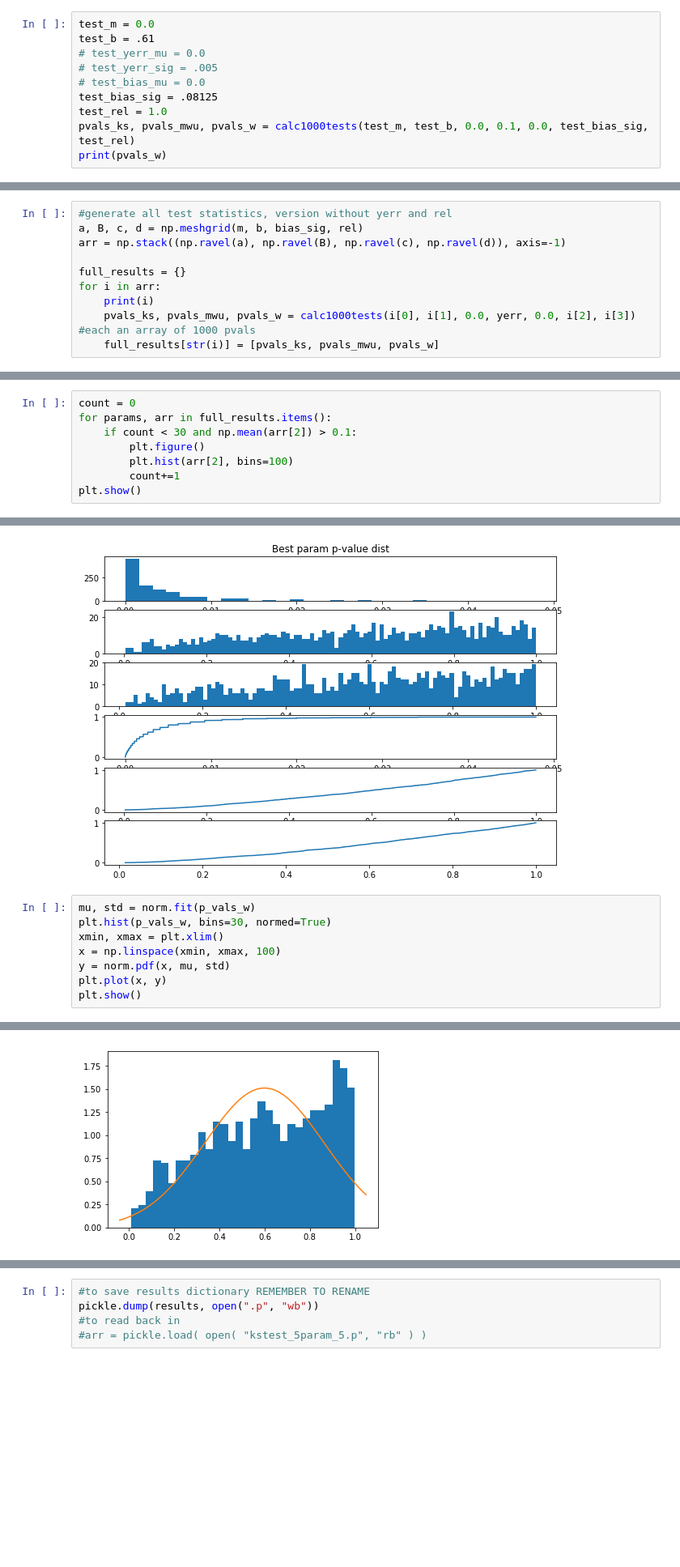
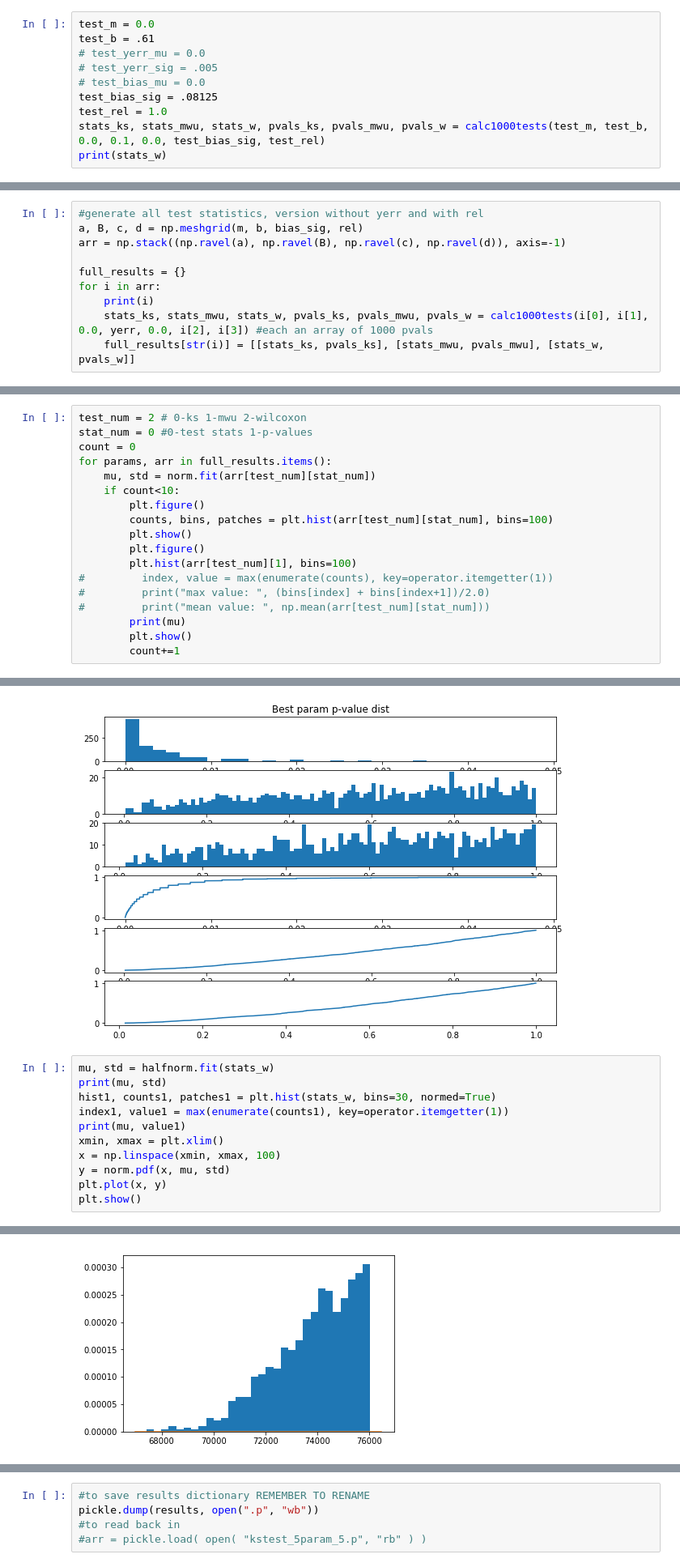
Before and after one commit to rebeccachen0/asiaa, a Jupyter notebook: forward_modeling.ipynb, the cells around one changed output, grey strips where cells are left out. Shown at 81% size. Drawn from its saved outputs; the diff is of its cells as text; blank space fills up the shorter version.

```diff
--- a/forward_modeling.ipynb
+++ b/forward_modeling.ipynb
@@ -119,6 +107,6 @@ test_b = .61
 # test_bias_mu = 0.0
 test_bias_sig = .08125
 test_rel = 1.0
-pvals_ks, pvals_mwu, pvals_w = calc1000tests(test_m, test_b, 0.0, 0.1, 0.0, test_bias_sig, test_rel)
-print(pvals_w)
+stats_ks, stats_mwu, stats_w, pvals_ks, pvals_mwu, pvals_w = calc1000tests(test_m, test_b, 0.0, 0.1, 0.0, test_bias_sig, test_rel)
+print(stats_w)
 # %% [output]
@@ -141,11 +129,11 @@ rel = np.linspace(0.0, 3.0, num=num_trials)
 # %%
-#generate all test statistics, version without yerr and rel
+#generate all test statistics, version without yerr and with rel
 a, B, c, d = np.meshgrid(m, b, bias_sig, rel)
 arr = np.stack((np.ravel(a), np.ravel(B), np.ravel(c), np.ravel(d)), axis=-1)
 
 full_results = {}
 for i in arr:
     print(i)
-    pvals_ks, pvals_mwu, pvals_w = calc1000tests(i[0], i[1], 0.0, yerr, 0.0, i[2], i[3]) #each an array of 1000 pvals
-    full_results[str(i)] = [pvals_ks, pvals_mwu, pvals_w]
+    stats_ks, stats_mwu, stats_w, pvals_ks, pvals_mwu, pvals_w = calc1000tests(i[0], i[1], 0.0, yerr, 0.0, i[2], i[3]) #each an array of 1000 pvals
+    full_results[str(i)] = [[stats_ks, pvals_ks], [stats_mwu, pvals_mwu], [stats_w, pvals_w]]
 # %% [output]
@@ -229,8 +191,0 @@ print(greatest_w, greatest_params_w)
-# %%
-count = 0
-for params, arr in full_results.items():
-    if count < 30 and np.mean(arr[2]) > 0.1:
-        plt.figure()
-        plt.hist(arr[2], bins=100)
-        count+=1
-plt.show()
@@ -250,0 +242,18 @@ plt.show()
+# %%
+test_num = 2 # 0-ks 1-mwu 2-wilcoxon
+stat_num = 0 #0-test stats 1-p-values
+count = 0
+for params, arr in full_results.items():
+    mu, std = norm.fit(arr[test_num][stat_num])
+    if count<10:
+        plt.figure()
+        counts, bins, patches = plt.hist(arr[test_num][stat_num], bins=100)
+        plt.show()
+        plt.figure()
+        plt.hist(arr[test_num][1], bins=100)
+#         index, value = max(enumerate(counts), key=operator.itemgetter(1))
+#         print("max value: ", (bins[index] + bins[index+1])/2.0)
+#         print("mean value: ", np.mean(arr[test_num][stat_num]))
+        print(mu)
+        plt.show()
+        count+=1
@@ -285,8 +308,11 @@ plt.show()
 # %% [output]
 [figure]
 # %%
-mu, std = norm.fit(p_vals_w)
-plt.hist(p_vals_w, bins=30, normed=True)
+mu, std = halfnorm.fit(stats_w)
+print(mu, std)
+hist1, counts1, patches1 = plt.hist(stats_w, bins=30, normed=True)
+index1, value1 = max(enumerate(counts1), key=operator.itemgetter(1))
+print(mu, value1)
 xmin, xmax = plt.xlim()
 x = np.linspace(xmin, xmax, 100)
 y = norm.pdf(x, mu, std)
@@ -296 +324 @@ plt.show()
-[figure, old version]
+[figure, new version]
```
Also changed, not shown: parts of 15 cells of this notebook, 6 other files.
